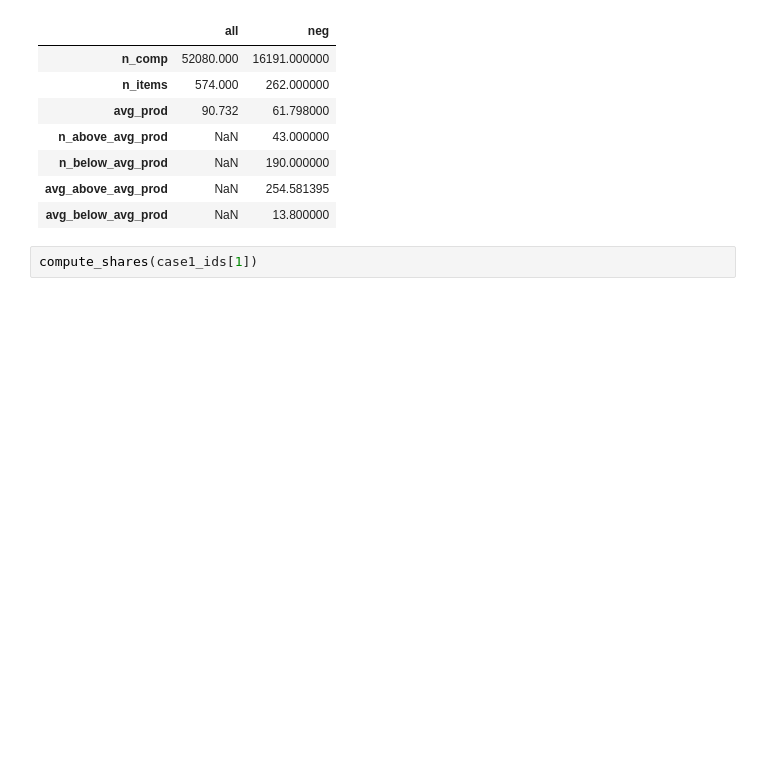
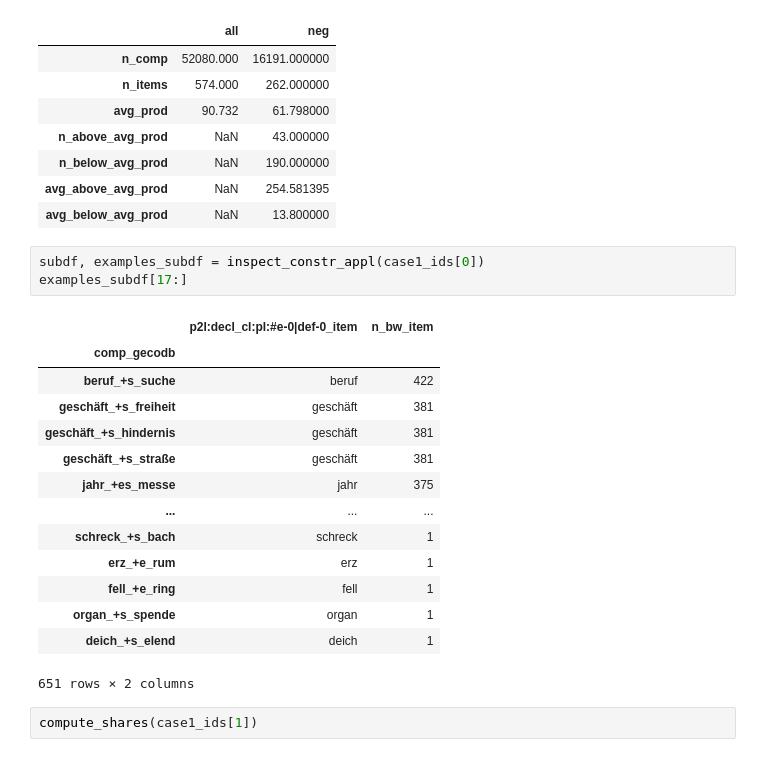
Before and after one commit to maxschmaltz/DieKonstraints, a Jupyter notebook: compounding/constraints/check_applicability/inspect.ipynb, the cells around one changed output. Cells and saved outputs as stored; diff of their text form; blank space fills up the shorter version.

```diff
--- a/compounding/constraints/check_applicability/inspect.ipynb
+++ b/compounding/constraints/check_applicability/inspect.ipynb
@@ -694,6 +716,24 @@ compute_shares(case1_ids[0])
 | n_below_avg_prod | NaN | 190.000000 |
 | avg_above_avg_prod | NaN | 254.581395 |
 | avg_below_avg_prod | NaN | 13.800000 |
+# %%
+subdf, examples_subdf = inspect_constr_appl(case1_ids[0])
+examples_subdf[17:]
+# %% [output]
+|  | p2l:decl_cl:pl:#e-0|def-0_item | n_bw_item |
+| comp_gecodb |  |  |
+| beruf_+s_suche | beruf | 422 |
+| geschäft_+s_freiheit | geschäft | 381 |
+| geschäft_+s_hindernis | geschäft | 381 |
+| geschäft_+s_straße | geschäft | 381 |
+| jahr_+es_messe | jahr | 375 |
+| ... | ... | ... |
+| schreck_+s_bach | schreck | 1 |
+| erz_+e_rum | erz | 1 |
+| fell_+e_ring | fell | 1 |
+| organ_+s_spende | organ | 1 |
+| deich_+s_elend | deich | 1 |
+651 rows × 2 columns
 # %%
 compute_shares(case1_ids[1])
 # %% [output]
```
Also changed, not shown: parts of 22 cells of this notebook, 1 other file.
